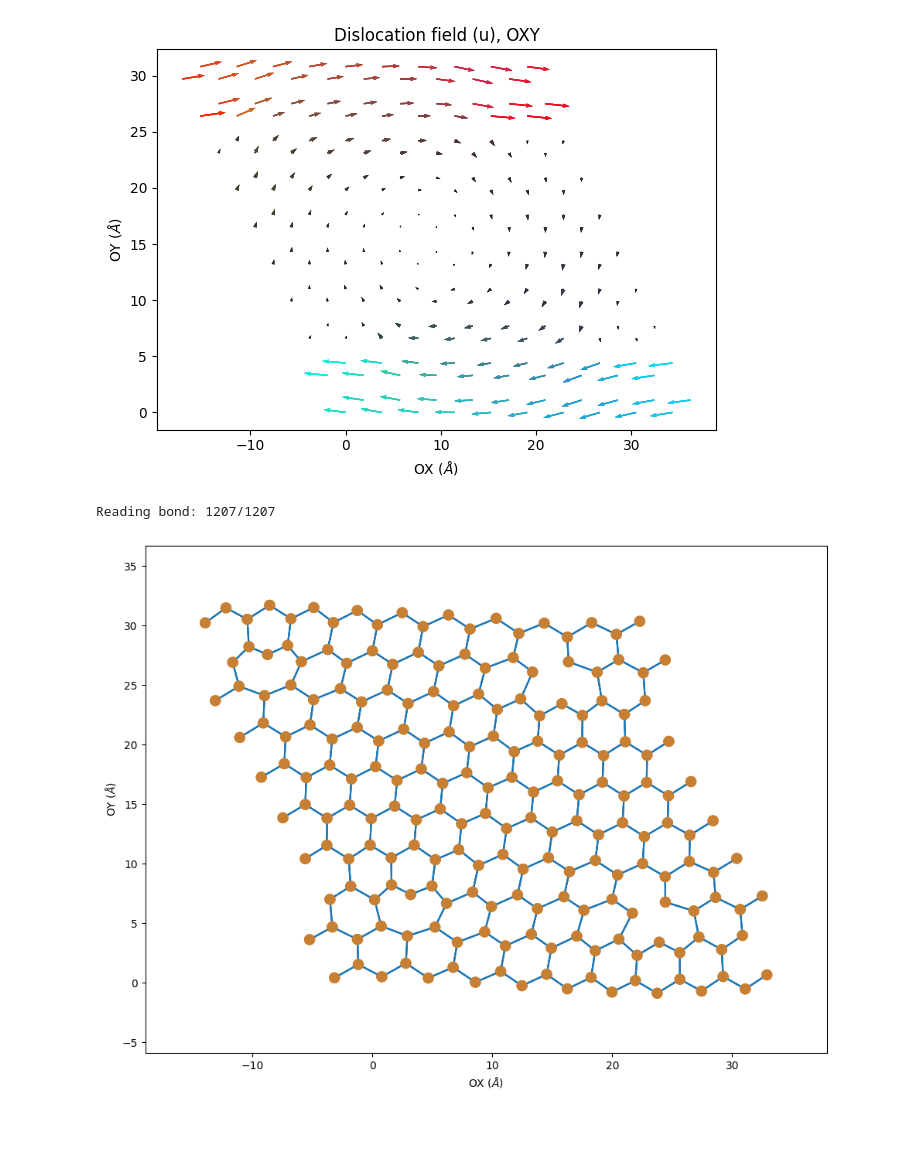
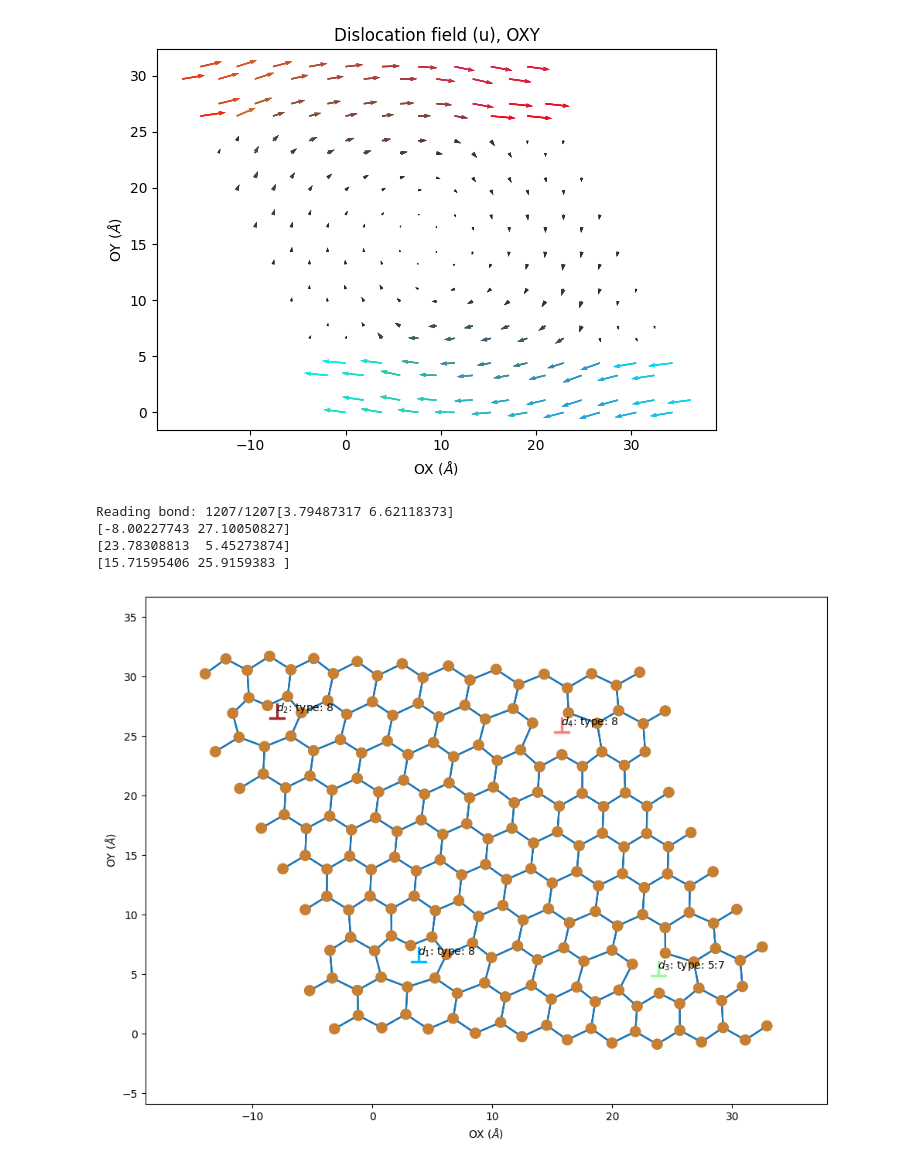
Before and after one commit to pjarosik/wurtzite, a Jupyter notebook: examples/u_sum_n_edge_dislocations.ipynb, the cells around one changed output. Saved outputs shown, nothing was run; the diff lists cells and outputs as text; code cells hidden in the pictures; blank space fills up the shorter version.

```diff
--- a/examples/u_sum_n_edge_dislocations.ipynb
+++ b/examples/u_sum_n_edge_dislocations.ipynb
@@ -106,25 +106,39 @@ class DislocationDef:
     b: np.ndarray
     position: np.ndarray
     plane: tuple
+    label: str
+    color: str = "brown"
 
 
 dislocations = [
     DislocationDef(
         b=[1, 0, 0],
         position=[5, 6, 7.5],
-        plane=(0, 0, 1)),
+        plane=(0, 0, 1),
+        label="$d_1$: type: 8",
+        color="deepskyblue"
+    ),
      DislocationDef(
         b=[1, 0, 0],
         position=[-10.22, 26.11, 7.5],
-        plane=(0, 0, 1)),
+        plane=(0, 0, 1),
+        label="$d_2$: type: 8",
+        color="brown"
+     ),
     DislocationDef(
         b=[-1, 0, 0],
         position=[24.65, 6.16, 7.5],
-        plane=(0, 0, 1)),
+        plane=(0, 0, 1),
+        label="$d_3$: type: 5:7",
+        color="palegreen"
+    ),
     DislocationDef(
         b=[-1, 0, 0],
         position=[13.18, 26.24, 7.5],
-        plane=(0, 0, 1))
+        plane=(0, 0, 1),
+        label="$d_4$: type: 8",
+        color="salmon"
+    )
 ]
 
 
@@ -136,6 +150,7 @@ for i, d in enumerate(dislocations):
         burgers_vector=d.b,
         plane=d.plane,
         bv_fraction=1.0,
+        tolerance=1e-4
     )
     us.append(u)
     # plt.figure()
@@ -145,6 +160,8 @@ for i, d in enumerate(dislocations):
     li = wzt.generate.update_bonds(li)
     plt.figure()
     fig, ax = wzt.visualization.plot_atoms_2d(li)
+    plt.scatter(d.position[0], d.position[1], s=200.5, c=d.color, marker="$\\bot$")
+    plt.text(d.position[0], d.position[1], d.label, zorder=1000)
     plt.show()
 # %% [output]
 Genearting dislocation: 0
@@ -173,12 +190,27 @@ plt.show()
 # %% [output]
 <Figure size 640x480 with 0 Axes>
 [figure]
+# %%
+import scipy.interpolate
+interp = scipy.interpolate.LinearNDInterpolator(points=l0.coordinates, values=total_u[:, :2])
+offsets = []
+for d in dislocations:
+    offset = interp(*d.position)
+    offsets.append(offset)
 # %%
 ln = l0.translate(total_u)
 ln = wzt.generate.update_bonds(ln)
 fig, ax = wzt.visualization.plot_atoms_2d(ln)
+for d, offset in zip(dislocations, offsets):
+    pos = d.position[:2] + offset
+    print(pos)
+    plt.scatter(pos[0], pos[1], s=250.5, c=d.color, marker="$\\bot$")
+    plt.text(pos[0], pos[1], d.label, zorder=1000)
 # %% [output]
-Reading bond: 1207/1207
+Reading bond: 1207/1207[3.79487317 6.62118373]
+[-8.00227743 27.10050827]
+[23.78308813  5.45273874]
+[15.71595406 25.9159383 ]
-[figure, old version]
+[figure, new version]
 # %%
 # wzt.visualization.render(molecule=ln, window_size=(800, 800))
```
Also changed, not shown: parts of 2 cells of this notebook, 2 other files.
